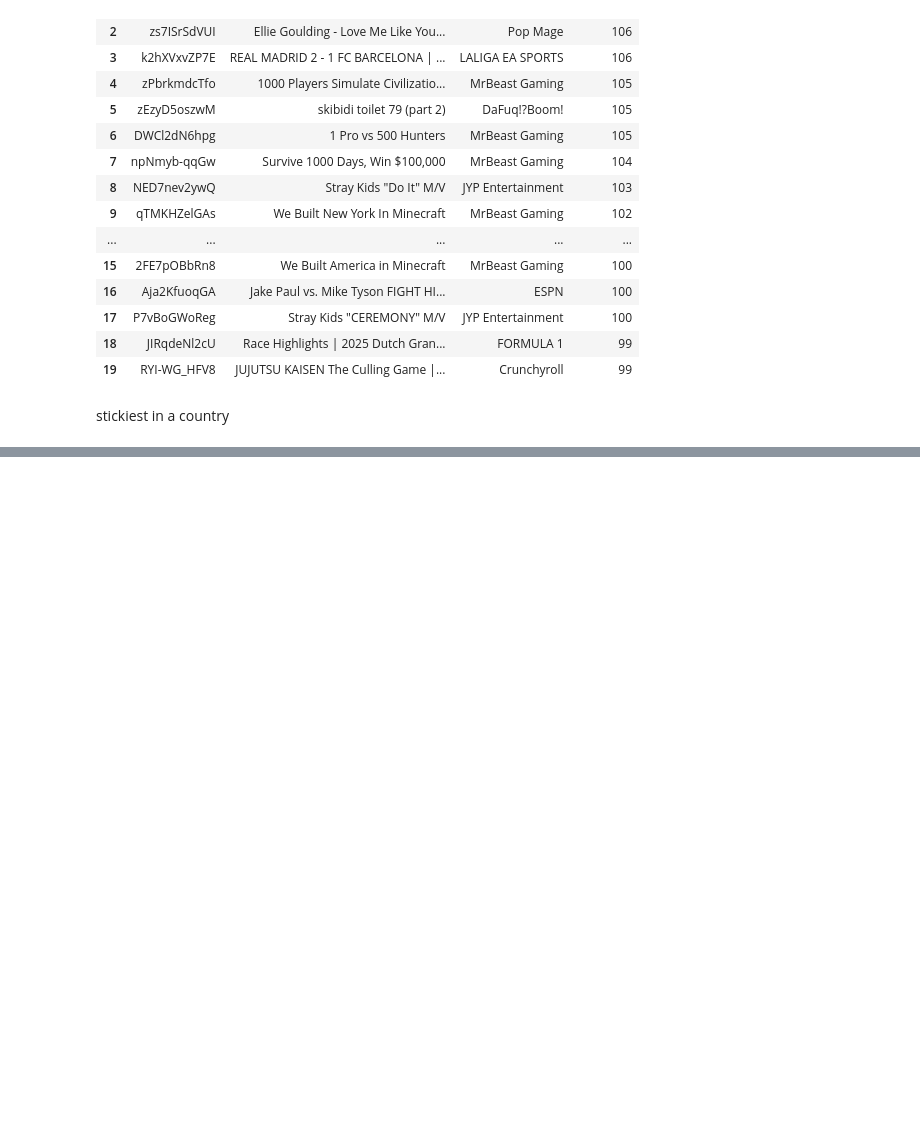
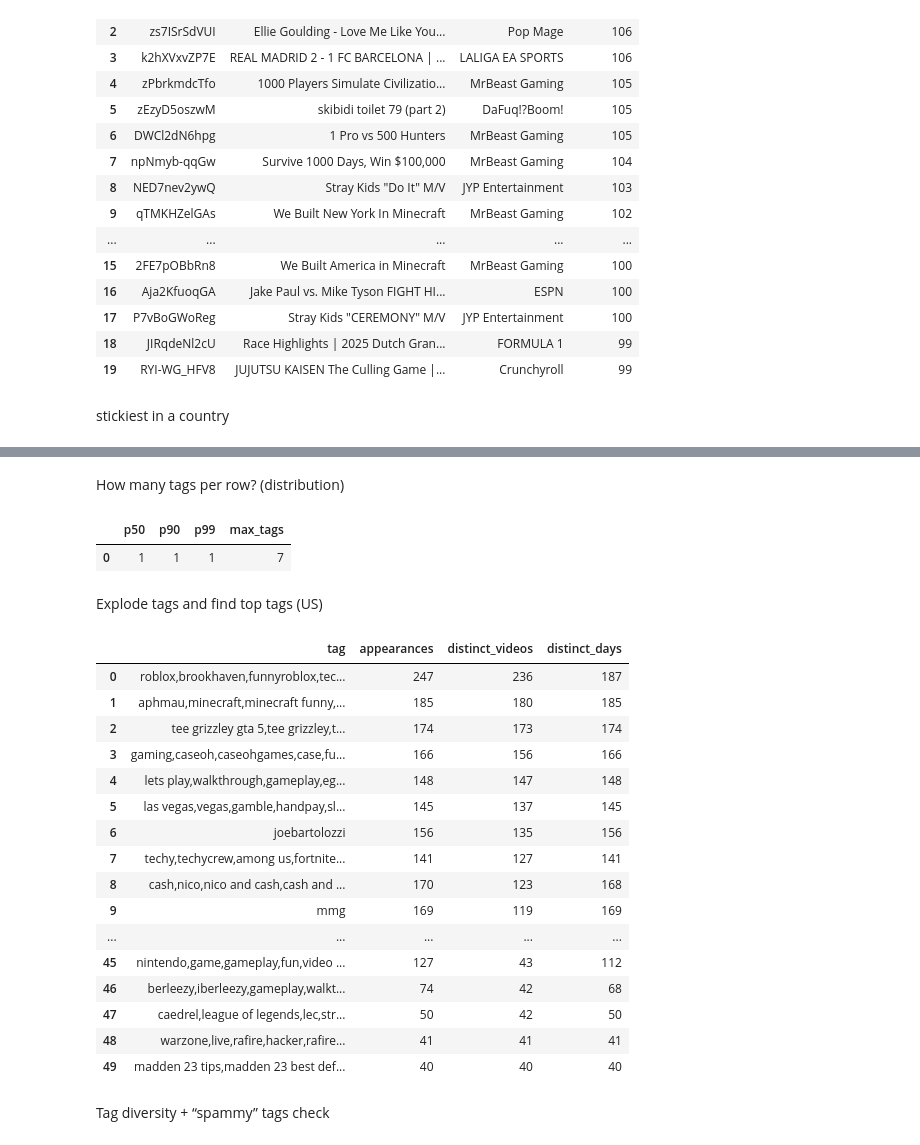
Before and after one commit to jocoolner/youtube-trending-app, a Jupyter notebook: notebooks/01_eda.ipynb, the cells around one changed output, grey strips where cells are left out. Saved outputs shown, nothing was run; the diff lists cells and outputs as text; code cells hidden in the pictures; blank space fills up the shorter version.

```diff
--- a/notebooks/01_eda.ipynb
+++ b/notebooks/01_eda.ipynb
@@ -311,0 +386,76 @@ LIMIT 20;
+# %% [markdown]
+How many tags per row? (distribution)
+# %%
+q("""
+WITH us AS (
+  SELECT
+    CASE
+      WHEN video_tags IS NULL OR trim(video_tags)='' OR lower(trim(video_tags)) IN ('[none]','none','nan','null')
+      THEN NULL
+      ELSE array_length(string_split(video_tags, '|'))
+    END AS tag_count
+  FROM trending
+  WHERE video_trending_country='United States'
+)
+SELECT
+  approx_quantile(tag_count, 0.50) AS p50,
+  approx_quantile(tag_count, 0.90) AS p90,
+  approx_quantile(tag_count, 0.99) AS p99,
+  max(tag_count) AS max_tags
+FROM us
+WHERE tag_count IS NOT NULL;
+""")
+# %% [output]
+|  | p50 | p90 | p99 | max_tags |
+| 0 | 1 | 1 | 1 | 7 |
+# %% [markdown]
+Explode tags and find top tags (US)
+# %%
+q("""
+WITH base AS (
+  SELECT video_id, video_trending_date, video_tags
+  FROM trending
+  WHERE video_trending_country='United States'
+    AND video_tags IS NOT NULL
+    AND trim(video_tags) <> ''
+    AND lower(trim(video_tags)) NOT IN ('[none]','none','nan','null')
+),
+tags AS (
+  SELECT
+    video_id,
+    video_trending_date,
+    lower(trim(regexp_replace(tag, '^"|"$', ''))) AS tag
+  FROM base,
+  UNNEST(string_split(video_tags, '|')) AS t(tag)
+)
+SELECT
+  tag,
+  count(*) AS appearances,
+  count(DISTINCT video_id) AS distinct_videos,
+  count(DISTINCT video_trending_date) AS distinct_days
+FROM tags
+WHERE tag <> ''
+GROUP BY 1
+ORDER BY distinct_videos DESC
+LIMIT 50;
+""")
+# %% [output]
+|  | tag | appearances | distinct_videos | distinct_days |
+| 0 | roblox,brookhaven,funnyroblox,tec... | 247 | 236 | 187 |
+| 1 | aphmau,minecraft,minecraft funny,... | 185 | 180 | 185 |
+| 2 | tee grizzley gta 5,tee grizzley,t... | 174 | 173 | 174 |
+| 3 | gaming,caseoh,caseohgames,case,fu... | 166 | 156 | 166 |
+| 4 | lets play,walkthrough,gameplay,eg... | 148 | 147 | 148 |
+| 5 | las vegas,vegas,gamble,handpay,sl... | 145 | 137 | 145 |
+| 6 | joebartolozzi | 156 | 135 | 156 |
+| 7 | techy,techycrew,among us,fortnite... | 141 | 127 | 141 |
+| 8 | cash,nico,nico and cash,cash and ... | 170 | 123 | 168 |
+| 9 | mmg | 169 | 119 | 169 |
+| ... | ... | ... | ... | ... |
+| 45 | nintendo,game,gameplay,fun,video ... | 127 | 43 | 112 |
+| 46 | berleezy,iberleezy,gameplay,walkt... | 74 | 42 | 68 |
+| 47 | caedrel,league of legends,lec,str... | 50 | 42 | 50 |
+| 48 | warzone,live,rafire,hacker,rafire... | 41 | 41 | 41 |
+| 49 | madden 23 tips,madden 23 best def... | 40 | 40 | 40 |
+# %% [markdown]
+Tag diversity + “spammy” tags check
```
Also changed, not shown: parts of 20 cells of this notebook, 2 other files.
